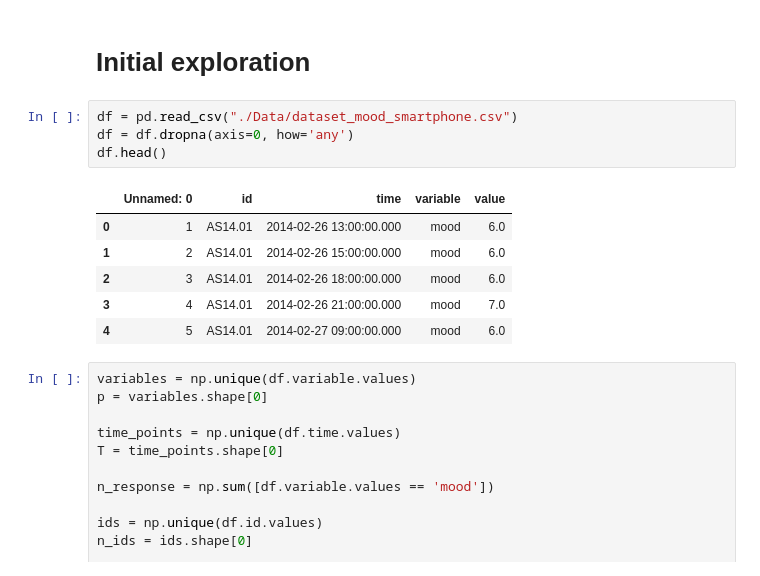
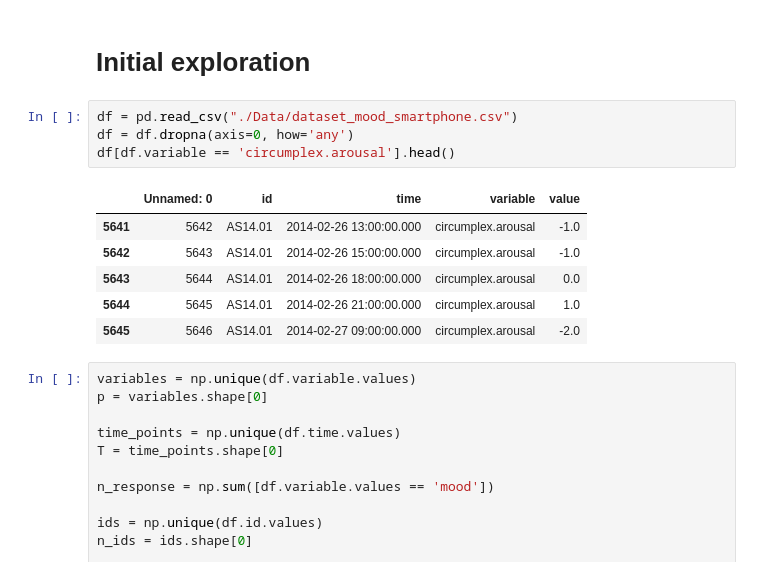
Before and after one commit to klaapbakken/DMT18, a Jupyter notebook: A1Adv/A1AdvNB.ipynb, the cells around one changed output. Saved outputs shown, nothing was run; the diff lists cells and outputs as text.

```diff
--- a/A1Adv/A1AdvNB.ipynb
+++ b/A1Adv/A1AdvNB.ipynb
@@ -8,14 +8,14 @@ import datetime
 # %%
 df = pd.read_csv("./Data/dataset_mood_smartphone.csv")
 df = df.dropna(axis=0, how='any')
-df.head()
+df[df.variable == 'circumplex.arousal'].head()
 # %% [output]
 |  | Unnamed: 0 | id | time | variable | value |
-| 0 | 1 | AS14.01 | 2014-02-26 13:00:00.000 | mood | 6.0 |
-| 1 | 2 | AS14.01 | 2014-02-26 15:00:00.000 | mood | 6.0 |
-| 2 | 3 | AS14.01 | 2014-02-26 18:00:00.000 | mood | 6.0 |
-| 3 | 4 | AS14.01 | 2014-02-26 21:00:00.000 | mood | 7.0 |
-| 4 | 5 | AS14.01 | 2014-02-27 09:00:00.000 | mood | 6.0 |
+| 5641 | 5642 | AS14.01 | 2014-02-26 13:00:00.000 | circumplex.arousal | -1.0 |
+| 5642 | 5643 | AS14.01 | 2014-02-26 15:00:00.000 | circumplex.arousal | -1.0 |
+| 5643 | 5644 | AS14.01 | 2014-02-26 18:00:00.000 | circumplex.arousal | 0.0 |
+| 5644 | 5645 | AS14.01 | 2014-02-26 21:00:00.000 | circumplex.arousal | 1.0 |
+| 5645 | 5646 | AS14.01 | 2014-02-27 09:00:00.000 | circumplex.arousal | -2.0 |
 # %%
 variables = np.unique(df.variable.values)
 p = variables.shape[0]
```
Also changed, not shown: 4 other files.
